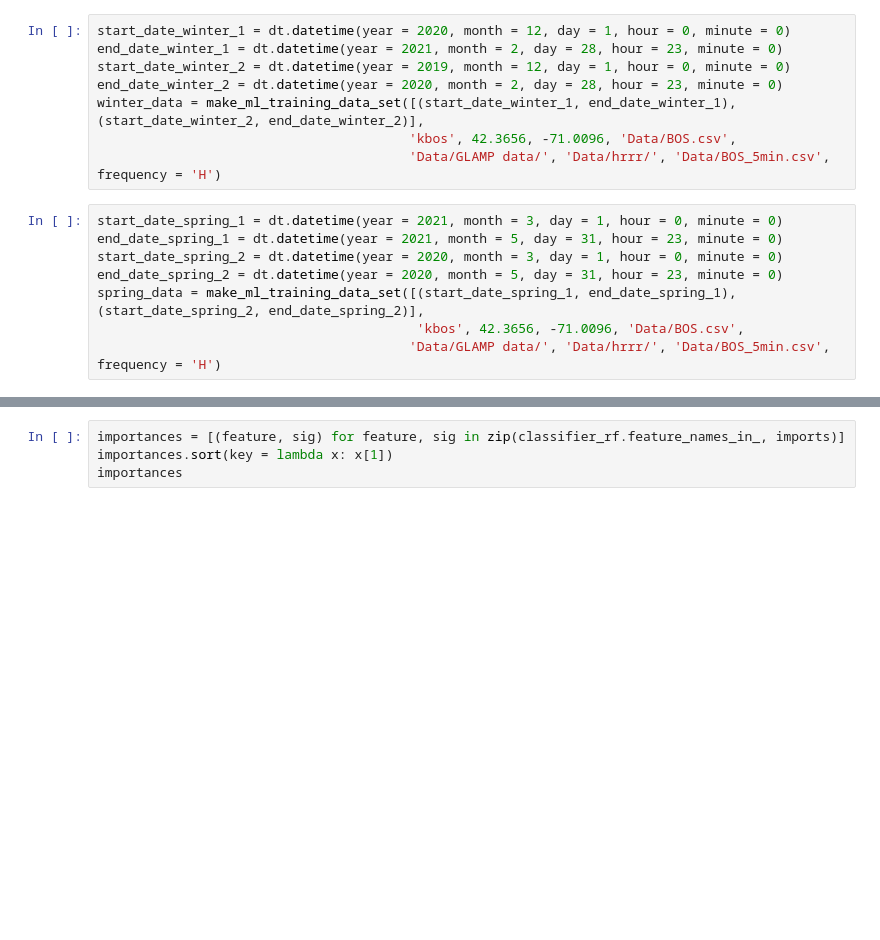
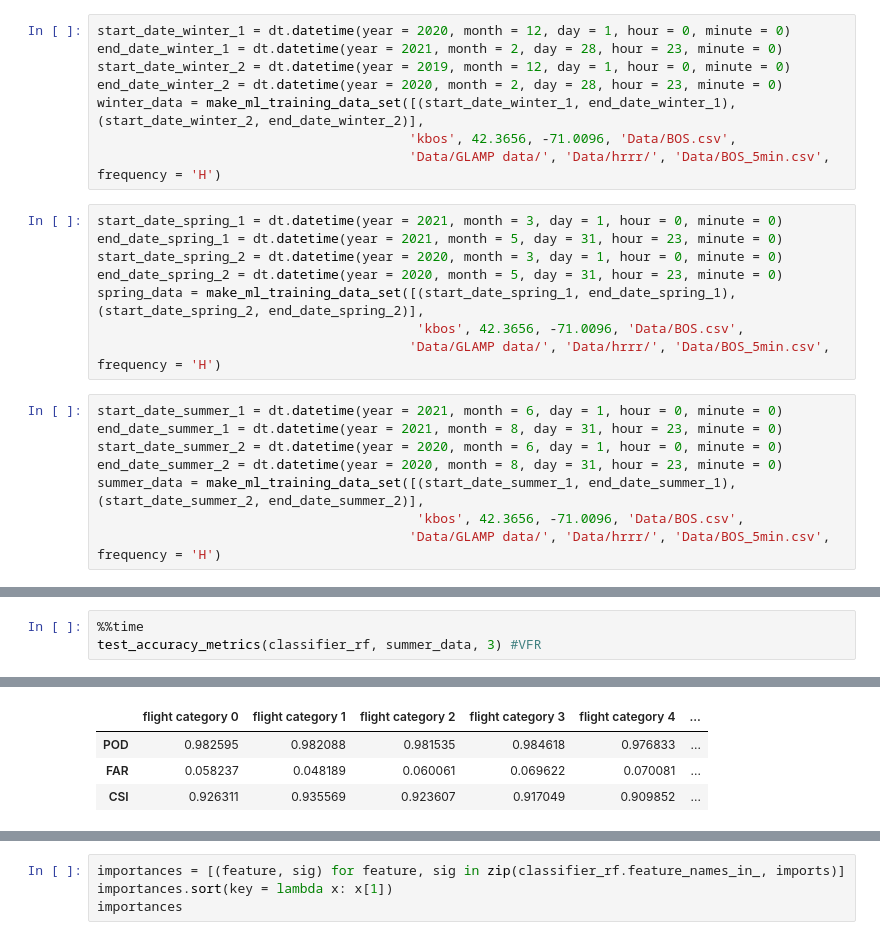
Before and after one commit to bparazin/nwsFlightCategories, a Jupyter notebook: ML prep.ipynb, the cells around one changed output, grey strips where cells are left out. Drawn from its saved outputs; the diff is of its cells as text; blank space fills up the shorter version.

```diff
--- a/ML prep.ipynb
+++ b/ML prep.ipynb
@@ -164,3 +219,11 @@ end_date_spring_2 = dt.datetime(year = 2020, month = 5, day = 31, hour = 23, min
 spring_data = make_ml_training_data_set([(start_date_spring_1, end_date_spring_1), (start_date_spring_2, end_date_spring_2)],
                                          'kbos', 42.3656, -71.0096, 'Data/BOS.csv',
                                         'Data/GLAMP data/', 'Data/hrrr/', 'Data/BOS_5min.csv', frequency = 'H')
+# %%
+start_date_summer_1 = dt.datetime(year = 2021, month = 6, day = 1, hour = 0, minute = 0)
+end_date_summer_1 = dt.datetime(year = 2021, month = 8, day = 31, hour = 23, minute = 0)
+start_date_summer_2 = dt.datetime(year = 2020, month = 6, day = 1, hour = 0, minute = 0)
+end_date_summer_2 = dt.datetime(year = 2020, month = 8, day = 31, hour = 23, minute = 0)
+summer_data = make_ml_training_data_set([(start_date_summer_1, end_date_summer_1), (start_date_summer_2, end_date_summer_2)],
+                                         'kbos', 42.3656, -71.0096, 'Data/BOS.csv',
+                                        'Data/GLAMP data/', 'Data/hrrr/', 'Data/BOS_5min.csv', frequency = 'H')
@@ -297,0 +342,4 @@ Wall time: 3.28 s
+# %%
+%%time
+test_accuracy_metrics(classifier_rf, summer_data, 3) #VFR
+# %% [output]
@@ -297,0 +348,4 @@ Wall time: 3.28 s
+|  | flight category 0 | flight category 1 | flight category 2 | flight category 3 | flight category 4 | ... |
+| POD | 0.982595 | 0.982088 | 0.981535 | 0.984618 | 0.976833 | ... |
+| FAR | 0.058237 | 0.048189 | 0.060061 | 0.069622 | 0.070081 | ... |
+| CSI | 0.926311 | 0.935569 | 0.923607 | 0.917049 | 0.909852 | ... |
```
Also changed, not shown: parts of 54 cells of this notebook, 1 other file.
